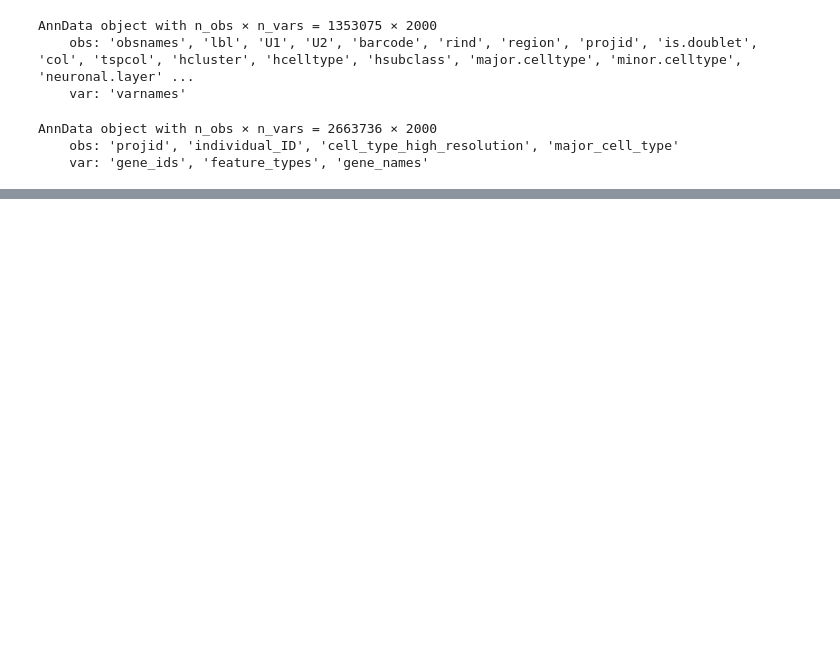
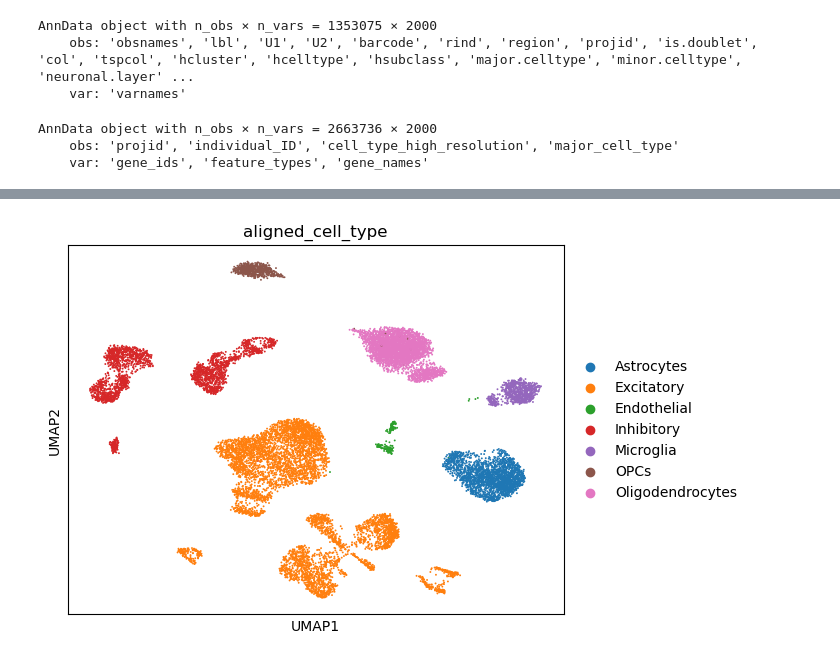
Before and after one commit to zzheng18/microglia, a Jupyter notebook: process_data/rosmap_datasets.ipynb, the cells around one changed output, grey strips where cells are left out. Saved outputs shown, nothing was run; the diff lists cells and outputs as text; code cells hidden in the pictures; blank space fills up the shorter version.

```diff
--- a/process_data/rosmap_datasets.ipynb
+++ b/process_data/rosmap_datasets.ipynb
@@ -508,0 +906,9 @@ diverse_cohort.write_h5ad('/lustre/groups/ml01/projects/2024_microglia_zihe.zhen
+# %%
+rosmap_subset = rosmap[rosmap.obs.sample(frac=0.01, random_state=42).index].copy()
+sc.pp.normalize_total(rosmap_subset)
+sc.pp.log1p(rosmap_subset)
+sc.pp.pca(rosmap_subset)
+sc.pp.neighbors(rosmap_subset)
+sc.tl.umap(rosmap_subset)
+sc.pl.umap(rosmap_subset, color = 'aligned_cell_type', save = '_rosmap.pdf')
+# %% [output]
@@ -508,0 +916 @@ diverse_cohort.write_h5ad('/lustre/groups/ml01/projects/2024_microglia_zihe.zhen
+[figure, added]
```
Also changed, not shown: parts of 62 cells of this notebook, 8 other files.
